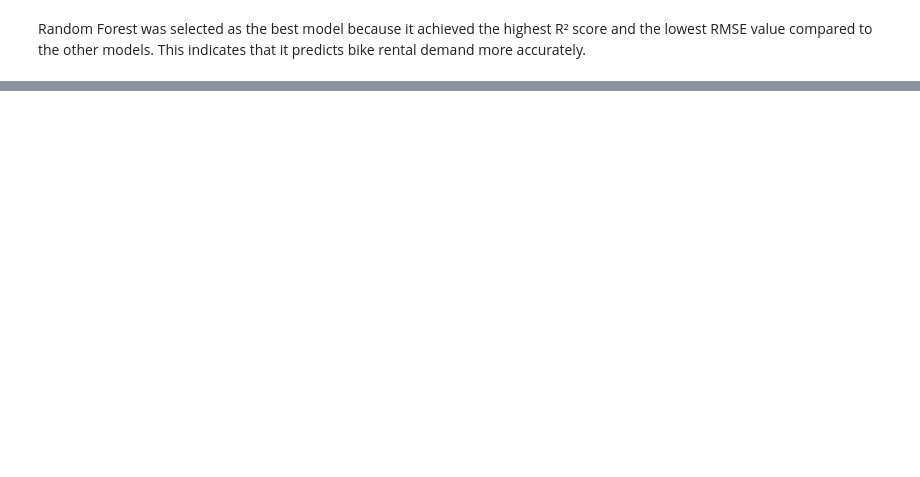
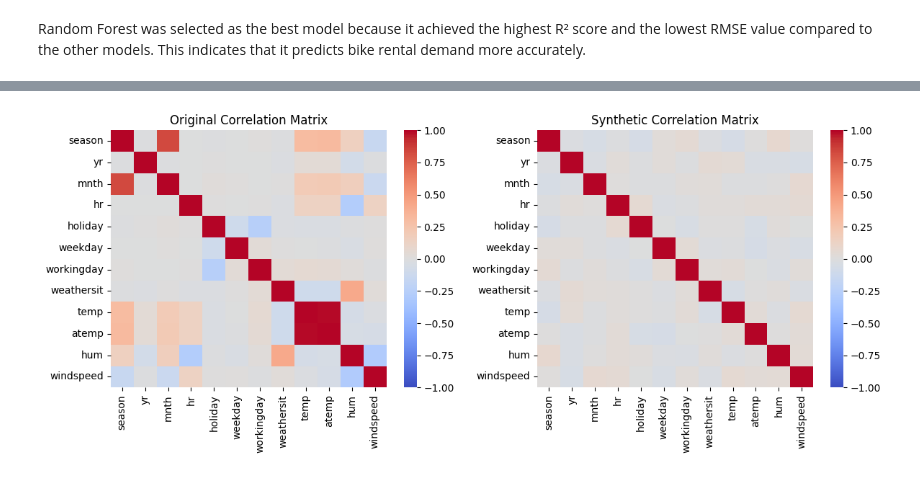
Before and after one commit to JasmineVisser/practicum-2.1, a Jupyter notebook: Practicum.ipynb, the cells around one changed output, grey strips where cells are left out. Drawn from its saved outputs; the diff is of its cells as text; code cells hidden in the pictures; blank space fills up the shorter version.

```diff
--- a/Practicum.ipynb
+++ b/Practicum.ipynb
@@ -212,0 +325,18 @@ NameError: name 'best_model' is not defined
+# %%
+corr_original = X.corr()
+corr_synthetic = synthetic_data[X.columns].corr()
+
+plt.figure(figsize=(12, 5))
+
+plt.subplot(1, 2, 1)
+sns.heatmap(corr_original, cmap="coolwarm", vmin=-1, vmax=1)
+plt.title("Original Correlation Matrix")
+
+plt.subplot(1, 2, 2)
+sns.heatmap(corr_synthetic, cmap="coolwarm", vmin=-1, vmax=1)
+plt.title("Synthetic Correlation Matrix")
+
+plt.tight_layout()
+plt.show()
+# %% [output]
+[figure, added]
```
Also changed, not shown: parts of 16 cells of this notebook, 3 other files.
